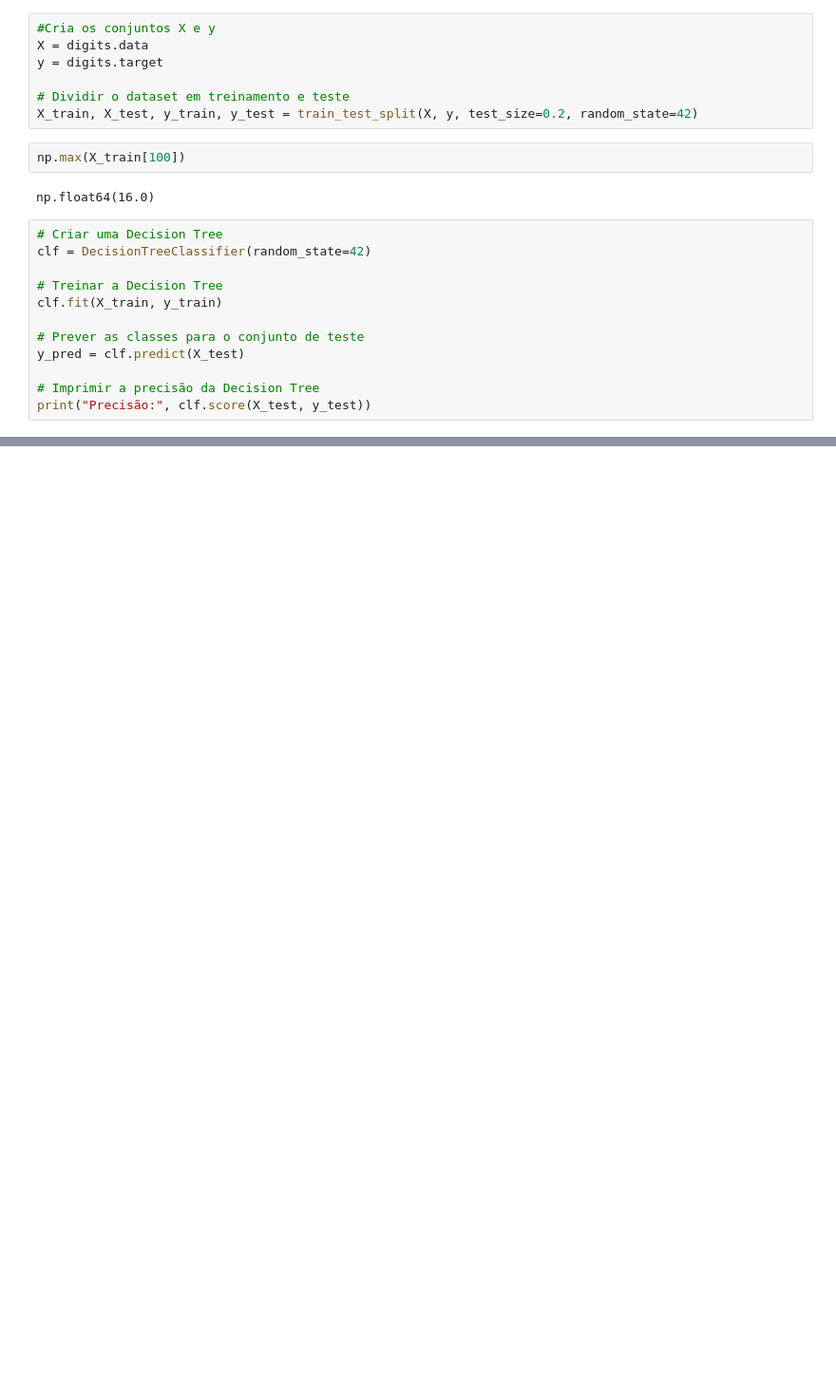
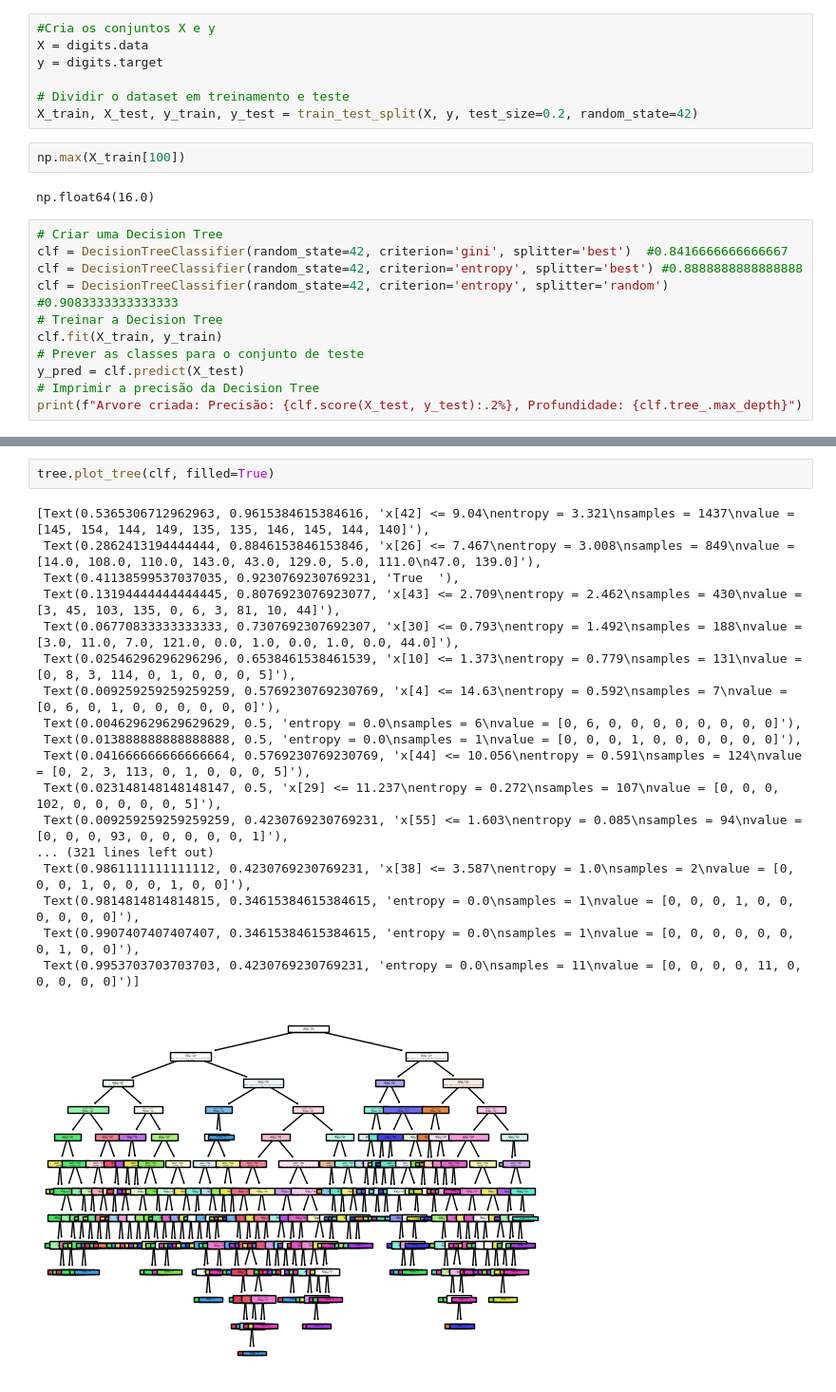
Before and after one commit to patriciapampanelli/mba-deeplearning-iad-006-2024-public, a Jupyter notebook: notebooks/IAD006_Arvores_Ensembles.ipynb, the cells around one changed output, grey strips where cells are left out. Shown at 95% size. Cells and saved outputs as stored; diff of their text form; blank space fills up the shorter version.

Commit message:
decisions tree plot

```diff
--- a/notebooks/IAD006_Arvores_Ensembles.ipynb
+++ b/notebooks/IAD006_Arvores_Ensembles.ipynb
@@ -29,14 +27,13 @@ np.max(X_train[100])
 np.float64(16.0)
 # %%
 # Criar uma Decision Tree
-clf = DecisionTreeClassifier(random_state=42)
-
+clf = DecisionTreeClassifier(random_state=42, criterion='gini', splitter='best')  #0.8416666666666667
+clf = DecisionTreeClassifier(random_state=42, criterion='entropy', splitter='best') #0.8888888888888888
+clf = DecisionTreeClassifier(random_state=42, criterion='entropy', splitter='random') #0.9083333333333333
 # Treinar a Decision Tree
 clf.fit(X_train, y_train)
-
 # Prever as classes para o conjunto de teste
 y_pred = clf.predict(X_test)
-
 # Imprimir a precisão da Decision Tree
-print("Precisão:", clf.score(X_test, y_test))
+print(f"Arvore criada: Precisão: {clf.score(X_test, y_test):.2%}, Profundidade: {clf.tree_.max_depth}")
 # %% [output]
@@ -43,0 +41,21 @@ Precisão: 0.8416666666666667
+# %%
+tree.plot_tree(clf, filled=True)
+# %% [output]
+[Text(0.5365306712962963, 0.9615384615384616, 'x[42] <= 9.04\nentropy = 3.321\nsamples = 1437\nvalue = [145, 154, 144, 149, 135, 135, 146, 145, 144, 140]'),
+ Text(0.2862413194444444, 0.8846153846153846, 'x[26] <= 7.467\nentropy = 3.008\nsamples = 849\nvalue = [14.0, 108.0, 110.0, 143.0, 43.0, 129.0, 5.0, 111.0\n47.0, 139.0]'),
+ Text(0.41138599537037035, 0.9230769230769231, 'True  '),
+ Text(0.13194444444444445, 0.8076923076923077, 'x[43] <= 2.709\nentropy = 2.462\nsamples = 430\nvalue = [3, 45, 103, 135, 0, 6, 3, 81, 10, 44]'),
+ Text(0.06770833333333333, 0.7307692307692307, 'x[30] <= 0.793\nentropy = 1.492\nsamples = 188\nvalue = [3.0, 11.0, 7.0, 121.0, 0.0, 1.0, 0.0, 1.0, 0.0, 44.0]'),
+ Text(0.02546296296296296, 0.6538461538461539, 'x[10] <= 1.373\nentropy = 0.779\nsamples = 131\nvalue = [0, 8, 3, 114, 0, 1, 0, 0, 0, 5]'),
+ Text(0.009259259259259259, 0.5769230769230769, 'x[4] <= 14.63\nentropy = 0.592\nsamples = 7\nvalue = [0, 6, 0, 1, 0, 0, 0, 0, 0, 0]'),
+ Text(0.004629629629629629, 0.5, 'entropy = 0.0\nsamples = 6\nvalue = [0, 6, 0, 0, 0, 0, 0, 0, 0, 0]'),
+ Text(0.013888888888888888, 0.5, 'entropy = 0.0\nsamples = 1\nvalue = [0, 0, 0, 1, 0, 0, 0, 0, 0, 0]'),
+ Text(0.041666666666666664, 0.5769230769230769, 'x[44] <= 10.056\nentropy = 0.591\nsamples = 124\nvalue = [0, 2, 3, 113, 0, 1, 0, 0, 0, 5]'),
+ Text(0.023148148148148147, 0.5, 'x[29] <= 11.237\nentropy = 0.272\nsamples = 107\nvalue = [0, 0, 0, 102, 0, 0, 0, 0, 0, 5]'),
+ Text(0.009259259259259259, 0.4230769230769231, 'x[55] <= 1.603\nentropy = 0.085\nsamples = 94\nvalue = [0, 0, 0, 93, 0, 0, 0, 0, 0, 1]'),
+... (321 lines left out)
+ Text(0.9861111111111112, 0.4230769230769231, 'x[38] <= 3.587\nentropy = 1.0\nsamples = 2\nvalue = [0, 0, 0, 1, 0, 0, 0, 1, 0, 0]'),
+ Text(0.9814814814814815, 0.34615384615384615, 'entropy = 0.0\nsamples = 1\nvalue = [0, 0, 0, 1, 0, 0, 0, 0, 0, 0]'),
+ Text(0.9907407407407407, 0.34615384615384615, 'entropy = 0.0\nsamples = 1\nvalue = [0, 0, 0, 0, 0, 0, 0, 1, 0, 0]'),
+ Text(0.9953703703703703, 0.4230769230769231, 'entropy = 0.0\nsamples = 11\nvalue = [0, 0, 0, 0, 11, 0, 0, 0, 0, 0]')]
+[figure, added]
```
Also changed, not shown: parts of 2 cells of this notebook.
